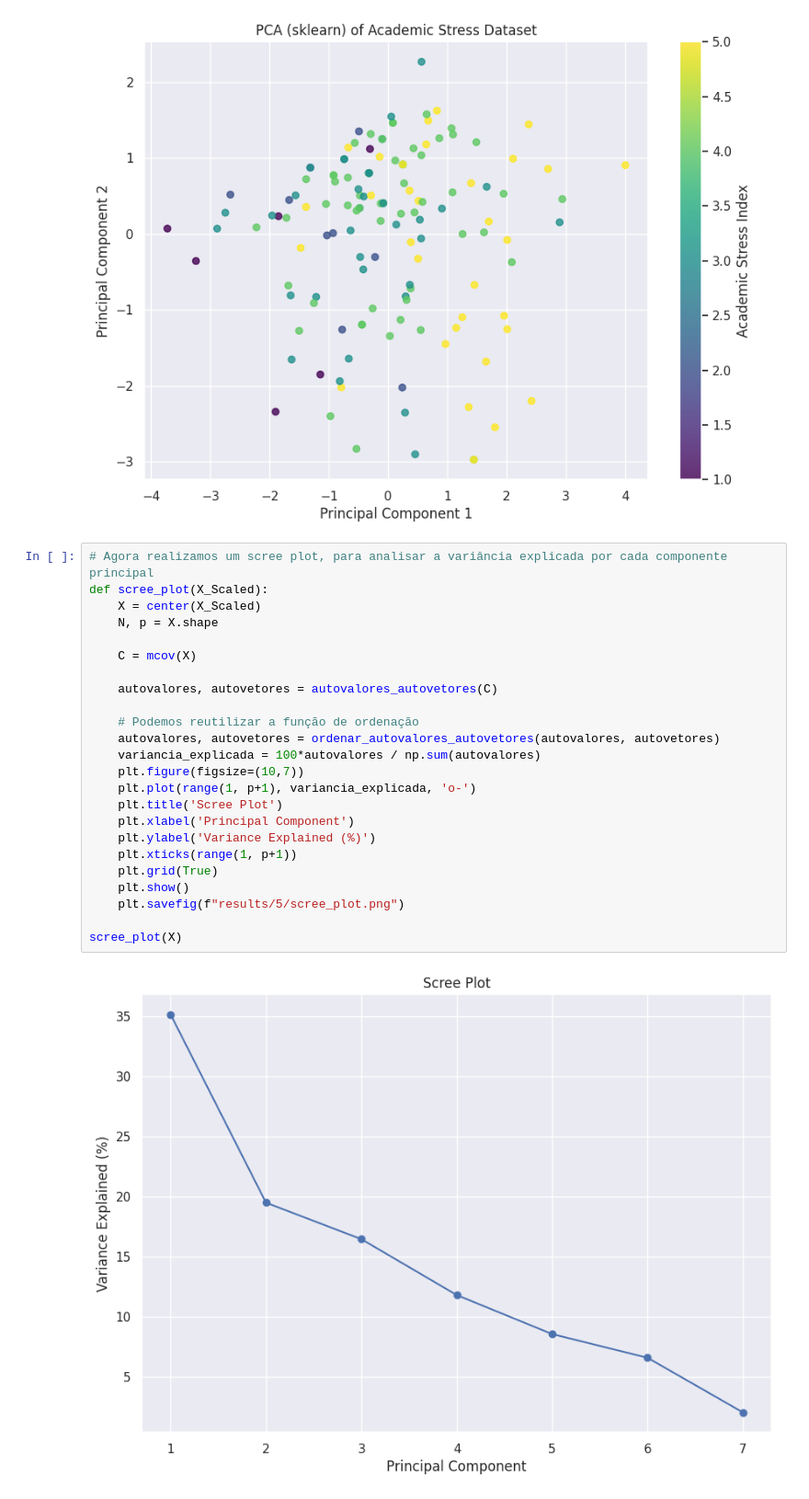
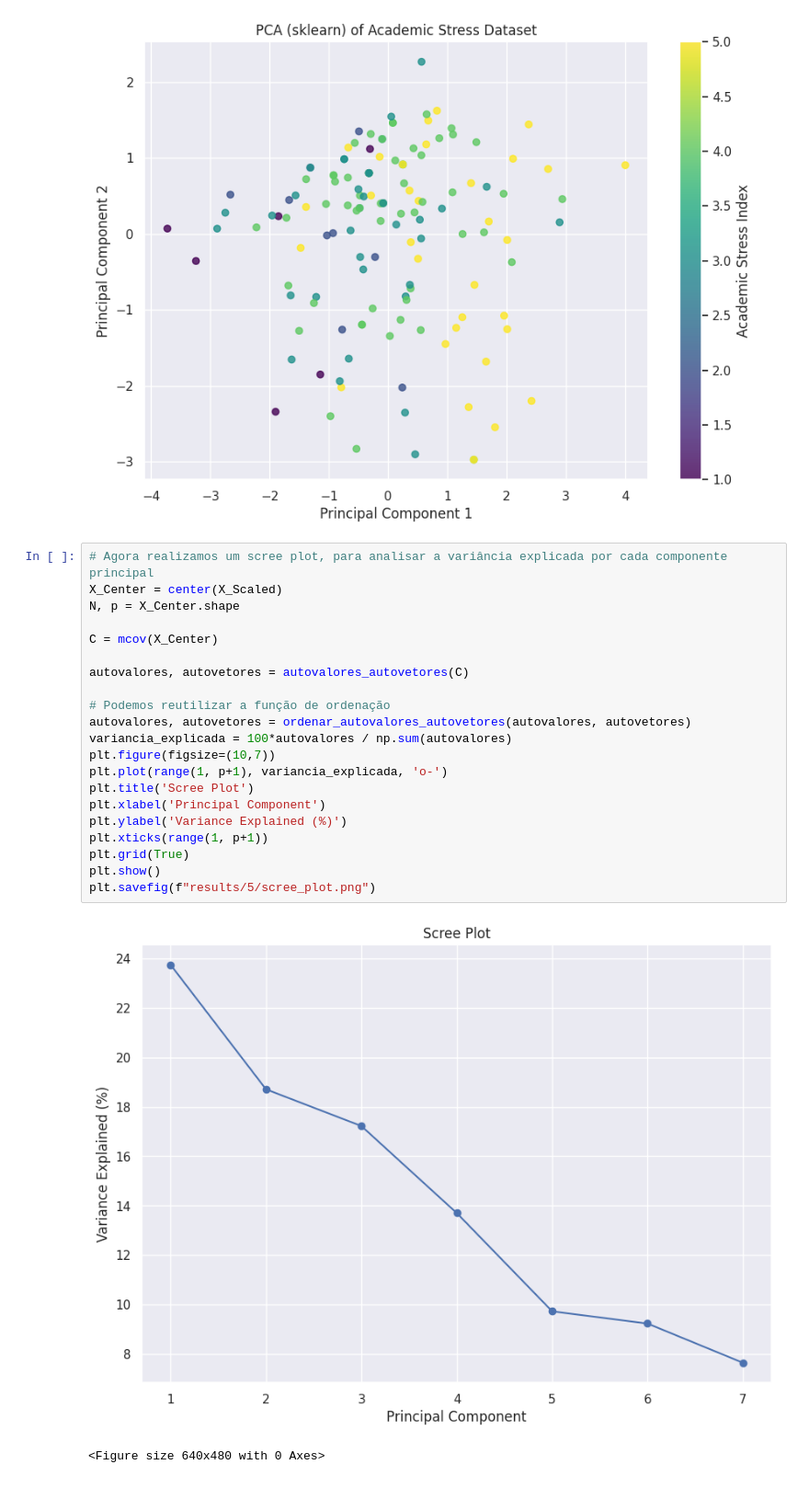
Before and after one commit to Felipecordeiiro/ICA, a Jupyter notebook: hw1/main.ipynb, the cells around one changed output. Shown at 92% size. Saved outputs shown, nothing was run; the diff lists cells and outputs as text.

```diff
--- a/hw1/main.ipynb
+++ b/hw1/main.ipynb
@@ -689,27 +689,25 @@ plt.show()
 [figure]
 # %%
 # Agora realizamos um scree plot, para analisar a variância explicada por cada componente principal
-def scree_plot(X_Scaled):
-    X = center(X_Scaled)
-    N, p = X.shape
+X_Center = center(X_Scaled)
+N, p = X_Center.shape
 
-    C = mcov(X)
+C = mcov(X_Center)
 
-    autovalores, autovetores = autovalores_autovetores(C)
+autovalores, autovetores = autovalores_autovetores(C)
 
-    # Podemos reutilizar a função de ordenação
-    autovalores, autovetores = ordenar_autovalores_autovetores(autovalores, autovetores)
-    variancia_explicada = 100*autovalores / np.sum(autovalores)
-    plt.figure(figsize=(10,7))
-    plt.plot(range(1, p+1), variancia_explicada, 'o-')
-    plt.title('Scree Plot')
-    plt.xlabel('Principal Component')
-    plt.ylabel('Variance Explained (%)')
-    plt.xticks(range(1, p+1))
-    plt.grid(True)
-    plt.show()
-    plt.savefig(f"results/5/scree_plot.png")
-
-scree_plot(X)
+# Podemos reutilizar a função de ordenação
+autovalores, autovetores = ordenar_autovalores_autovetores(autovalores, autovetores)
+variancia_explicada = 100*autovalores / np.sum(autovalores)
+plt.figure(figsize=(10,7))
+plt.plot(range(1, p+1), variancia_explicada, 'o-')
+plt.title('Scree Plot')
+plt.xlabel('Principal Component')
+plt.ylabel('Variance Explained (%)')
+plt.xticks(range(1, p+1))
+plt.grid(True)
+plt.show()
+plt.savefig(f"results/5/scree_plot.png")
 # %% [output]
-[figure, old version]
+[figure, new version]
+<Figure size 640x480 with 0 Axes>
```
Also changed, not shown: 35 other files.
